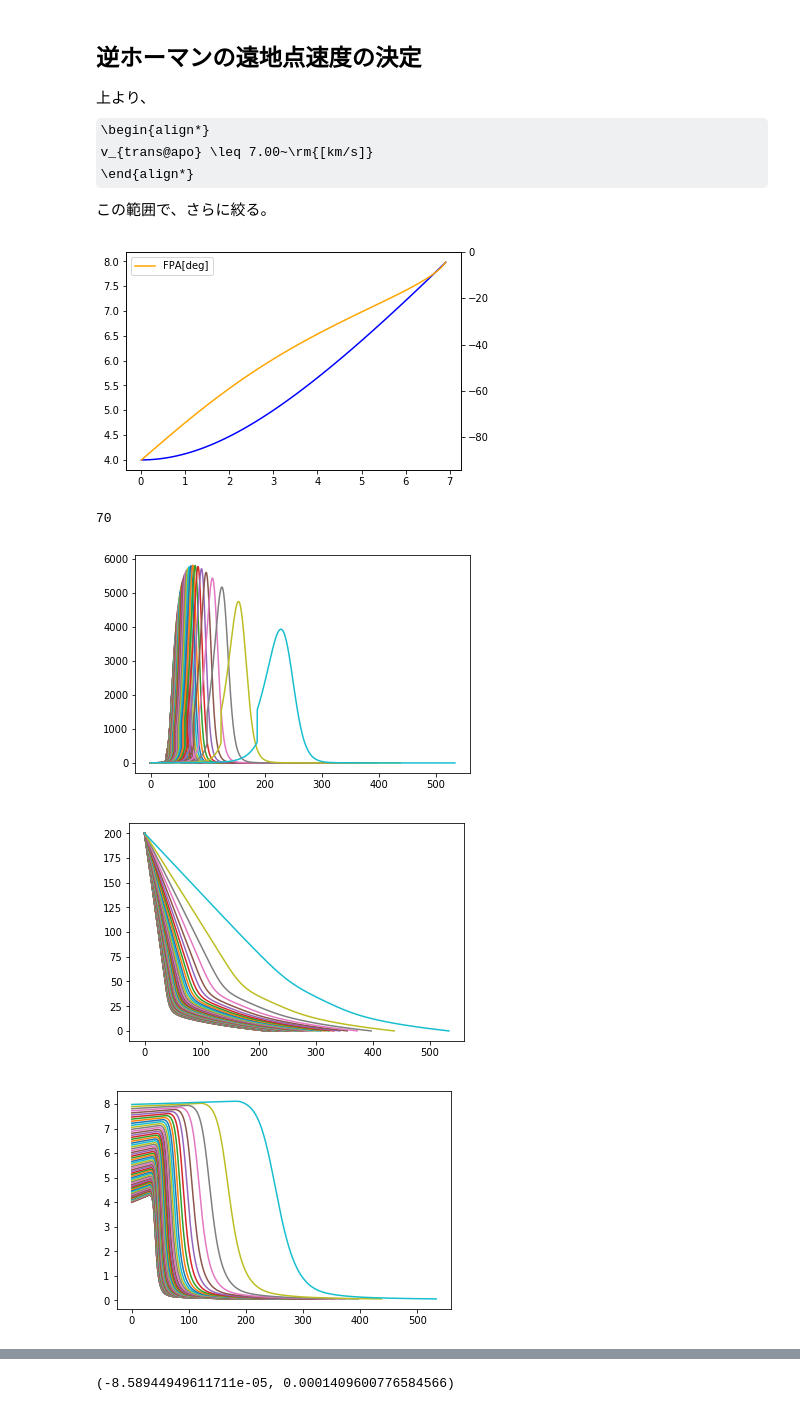
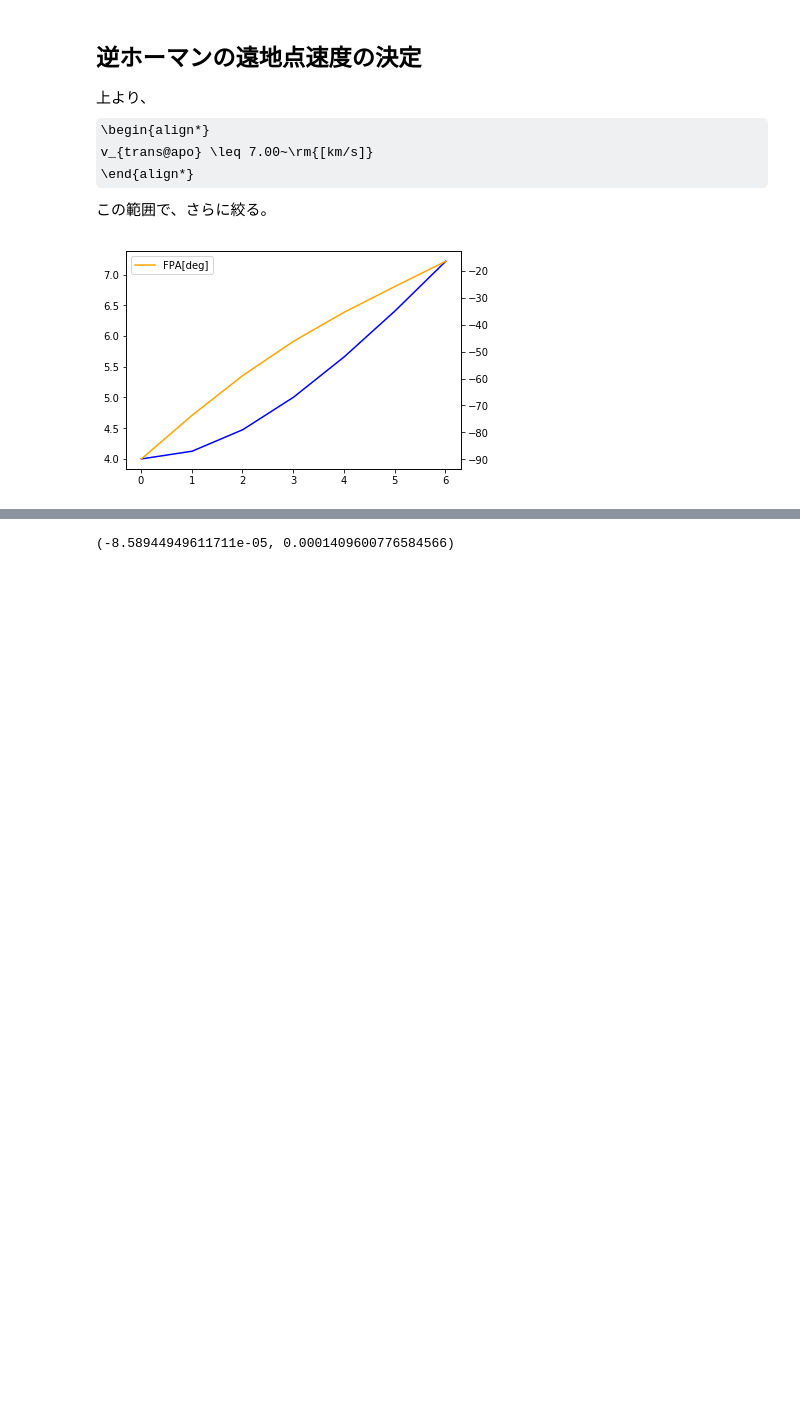
Before and after one commit to kminoda/seed_bank_in_space, a Jupyter notebook: src/delta_v_simu.ipynb, the cells around one changed output, grey strips where cells are left out. Saved outputs shown, nothing was run; the diff lists cells and outputs as text; code cells hidden in the pictures; some formulas as TeX source; blank space fills up the shorter version.

```diff
--- a/src/delta_v_simu.ipynb
+++ b/src/delta_v_simu.ipynb
@@ -454,50 +454,30 @@ v_{trans@apo} \leq 7.00~\rm{[km/s]}
 \end{align*}
 この範囲で、さらに絞る。
 # %%
-v_trans_apo_lst = np.arange(0.01, 7.00, 0.1)
+v_trans_apo_lst = np.arange(0.01, 7.00, 1)
 #大気圏突入速度と経路角を決定する。
 Re = R_earth+200
 v_entry_lst = np.zeros_like(v_trans_apo_lst)
 fpa_entry_lst = np.zeros_like(v_trans_apo_lst)
 for i in range(len(v_trans_apo_lst)):
     v_entry_lst[i] = np.sqrt(v_trans_apo_lst[i]**2 + 2*MU*(1/Re-1/Ra))
     fpa_entry_lst[i] = np.rad2deg(-np.arccos(v_trans_apo_lst[i]*Ra/v_entry_lst[i]/Re))
 
 fig, ax1 = plt.subplots()
 ax1.plot(v_trans_apo_lst, v_entry_lst, color='blue', label='v_entry[km/s]')
 ax2 = ax1.twinx()
 ax2.plot(v_trans_apo_lst, fpa_entry_lst, color='orange', label='FPA[deg]')
 plt.legend()
 plt.show()
 
 #その後着陸までの軌道決定。
 t_group, h_group, v_group, heatflux_group = [], [], [], []
 for i in range(len(v_trans_apo_lst)):
     t_atm_lst, h_atm_lst, v_atm_lst, gamma_atm_lst, heatflux_atm_lst \
         =re_entry(v_entry_lst[i], fpa_entry_lst[i])
     t_group.append(t_atm_lst)
     h_group.append(h_atm_lst)
     v_group.append(v_atm_lst)
     heatflux_group.append(heatflux_atm_lst)
-N = len(t_group)
-print(N)
-for i in range(N):
-    plt.plot(t_group[i], heatflux_group[i])
-plt.savefig('../output/heating_rate.png')
-plt.show()
-
-for i in range(N):
-    plt.plot(t_group[i], h_group[i])
-plt.savefig("../output/height.png")
-plt.show()
-
-for i in range(N):
-    plt.plot(t_group[i], v_group[i])
-plt.savefig("../output/height.png")
-plt.show()
 # %% [output]
-[figure, old version]
+[figure, new version]
-70
-[figure, removed]
-[figure, removed]
-[figure, removed]
```
Also changed, not shown: parts of 1 cell of this notebook, 2 other files.
